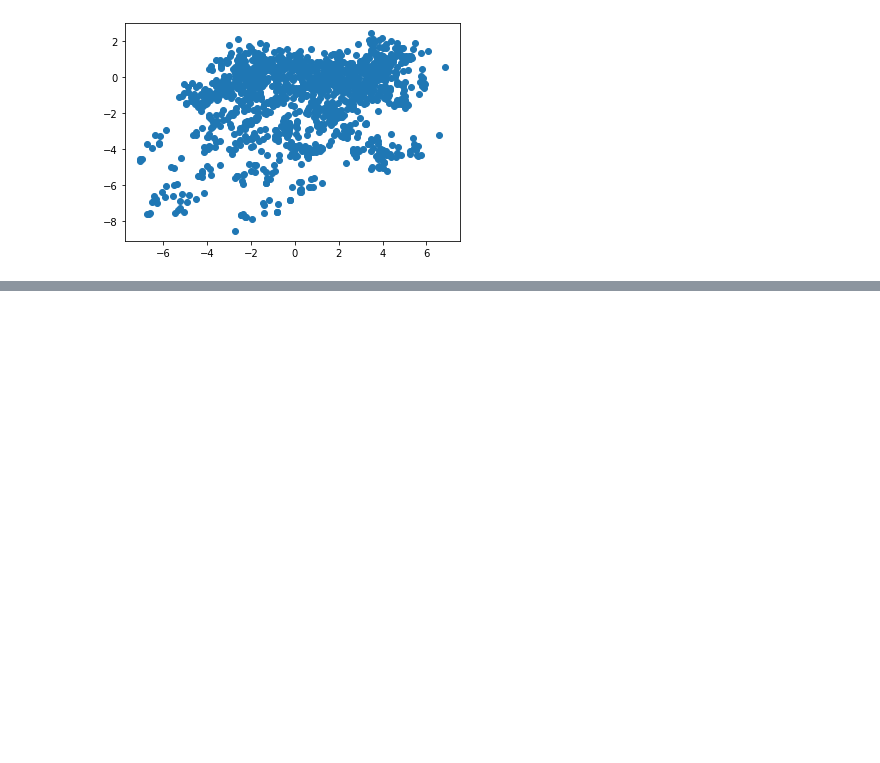
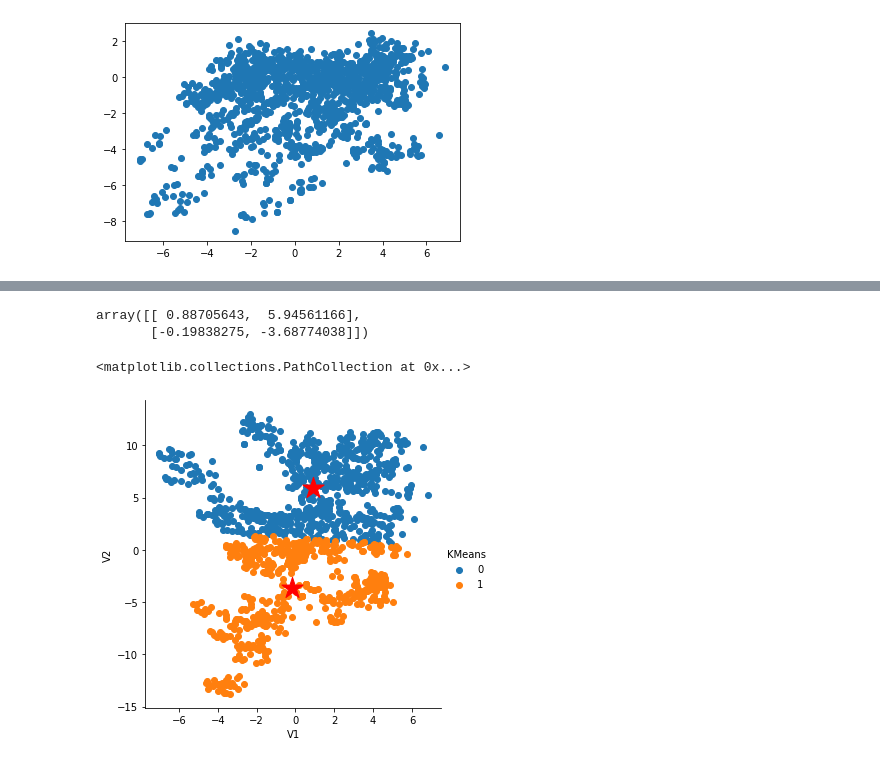
Before and after one commit to aman5898/Bit-Mesra-Data-Mining, a Jupyter notebook: K_Means.ipynb, the cells around one changed output, grey strips where cells are left out. Drawn from its saved outputs; the diff is of its cells as text; code cells hidden in the pictures; blank space fills up the shorter version.

Commit message:
Plotted KMeans and original Class

```diff
--- a/K_Means.ipynb
+++ b/K_Means.ipynb
@@ -86,0 +101,6 @@ plt.show()
+# %%
+km = KMeans(n_clusters=2)
+# %%
+km_res = km.fit(data)
+# %%
+df['KMeans'] = km_res.labels_
@@ -86,0 +118,15 @@ plt.show()
+# %%
+centroid = km_res.cluster_centers_
+# %%
+centroid
+# %% [output]
+array([[ 0.88705643,  5.94561166],
+       [-0.19838275, -3.68774038]])
+# %%
+fig = sns.FacetGrid(data=df,hue='KMeans',size=5,)
+fig.map(plt.scatter,'V1','V2')
+fig.add_legend();
+plt.scatter(centroid[:,0],centroid[:,1],s=500,marker='*',color='Red')
+# %% [output]
+<matplotlib.collections.PathCollection at 0x...>
+[figure, added]
```
Also changed, not shown: parts of 8 cells of this notebook.
